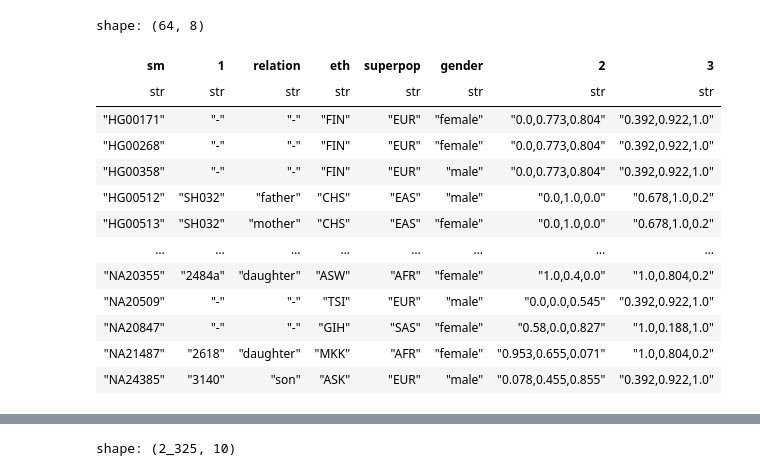
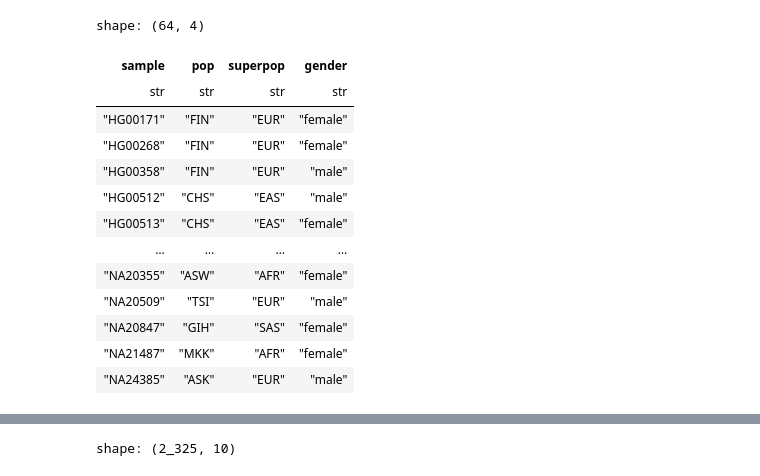
Before and after one commit to koisland/cdr-analysis, a Jupyter notebook: relative_pos.ipynb, the cells around one changed output, grey strips where cells are left out. Cells and saved outputs as stored; diff of their text form; code cells hidden in the pictures.

```diff
--- a/relative_pos.ipynb
+++ b/relative_pos.ipynb
@@ -54,23 +54,27 @@ lens_tsv = "data/hgsvc/all_AS-HOR_lengths.tsv"
 stv_bed = "data/hgsvc/stv_all.bed.gz"
 metadata = "data/hgsvc/metadata.tsv"
 # %%
-df_metadata = pl.read_csv(metadata, new_columns=["sm", "1", "relation", "eth", "superpop", "gender", "2", "3"], separator="\t")
+df_metadata = pl.read_csv(
+    metadata,
+    new_columns=["sample", "1", "relation", "pop", "superpop", "gender", "2", "3"],
+    separator="\t"
+).select("sample", "pop", "superpop", "gender")
 df_metadata
 # %% [output]
-shape: (64, 8)
+shape: (64, 4)
-| sm | 1 | relation | eth | superpop | gender | 2 | 3 |
-| str | str | str | str | str | str | str | str |
-| "HG00171" | "-" | "-" | "FIN" | "EUR" | "female" | "0.0,0.773,0.804" | "0.392,0.922,1.0" |
-| "HG00268" | "-" | "-" | "FIN" | "EUR" | "female" | "0.0,0.773,0.804" | "0.392,0.922,1.0" |
-| "HG00358" | "-" | "-" | "FIN" | "EUR" | "male" | "0.0,0.773,0.804" | "0.392,0.922,1.0" |
-| "HG00512" | "SH032" | "father" | "CHS" | "EAS" | "male" | "0.0,1.0,0.0" | "0.678,1.0,0.2" |
-| "HG00513" | "SH032" | "mother" | "CHS" | "EAS" | "female" | "0.0,1.0,0.0" | "0.678,1.0,0.2" |
-| … | … | … | … | … | … | … | … |
-| "NA20355" | "2484a" | "daughter" | "ASW" | "AFR" | "female" | "1.0,0.4,0.0" | "1.0,0.804,0.2" |
-| "NA20509" | "-" | "-" | "TSI" | "EUR" | "male" | "0.0,0.0,0.545" | "0.392,0.922,1.0" |
-| "NA20847" | "-" | "-" | "GIH" | "SAS" | "female" | "0.58,0.0,0.827" | "1.0,0.188,1.0" |
-| "NA21487" | "2618" | "daughter" | "MKK" | "AFR" | "female" | "0.953,0.655,0.071" | "1.0,0.804,0.2" |
-| "NA24385" | "3140" | "son" | "ASK" | "EUR" | "male" | "0.078,0.455,0.855" | "0.392,0.922,1.0" |
+| sample | pop | superpop | gender |
+| str | str | str | str |
+| "HG00171" | "FIN" | "EUR" | "female" |
+| "HG00268" | "FIN" | "EUR" | "female" |
+| "HG00358" | "FIN" | "EUR" | "male" |
+| "HG00512" | "CHS" | "EAS" | "male" |
+| "HG00513" | "CHS" | "EAS" | "female" |
+| … | … | … | … |
+| "NA20355" | "ASW" | "AFR" | "female" |
+| "NA20509" | "TSI" | "EUR" | "male" |
+| "NA20847" | "GIH" | "SAS" | "female" |
+| "NA21487" | "MKK" | "AFR" | "female" |
+| "NA24385" | "ASK" | "EUR" | "male" |
 # %%
 def extract_ctg_coords(df: pl.DataFrame) -> pl.DataFrame:
     return (
```
Also changed, not shown: parts of 16 cells of this notebook.
